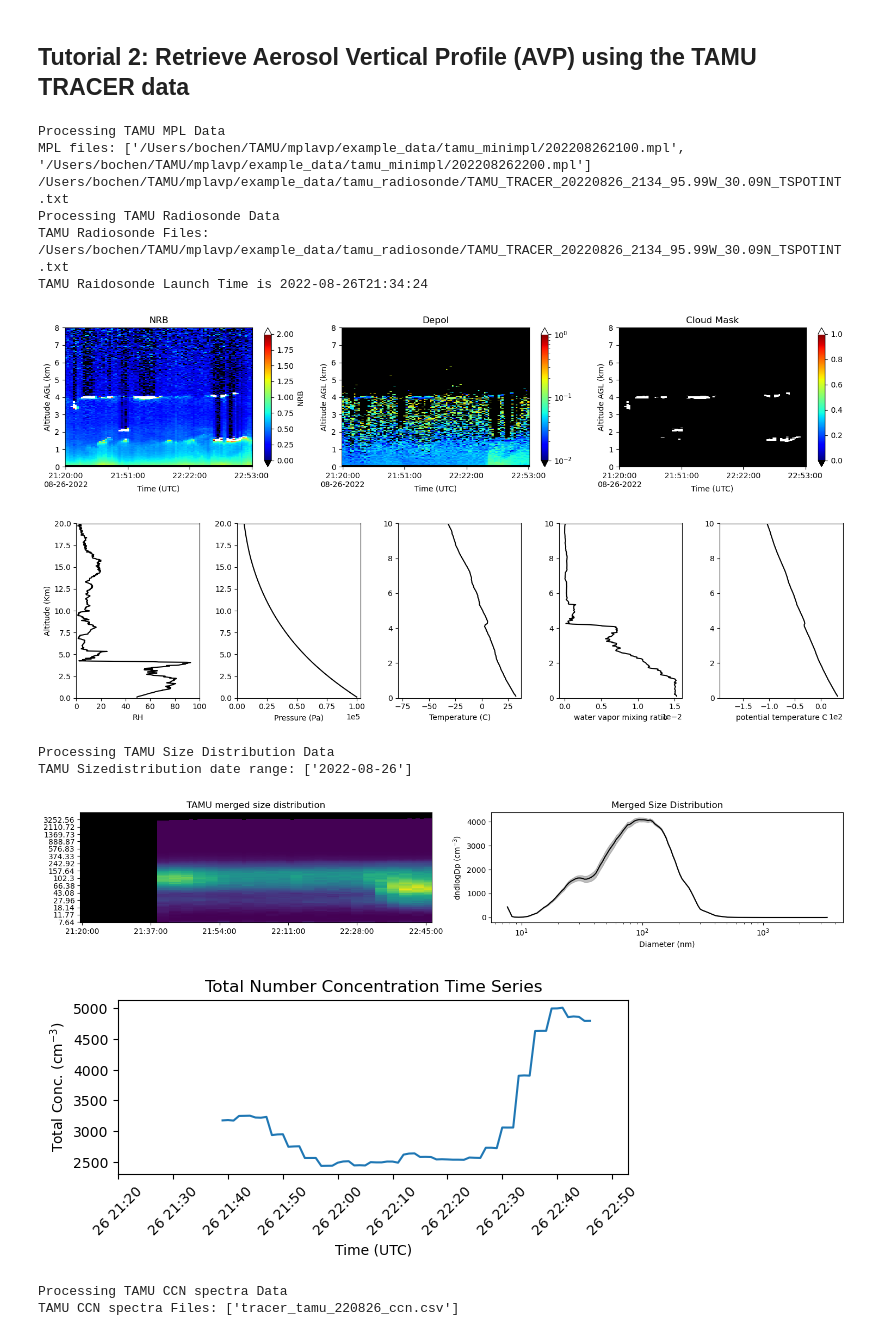
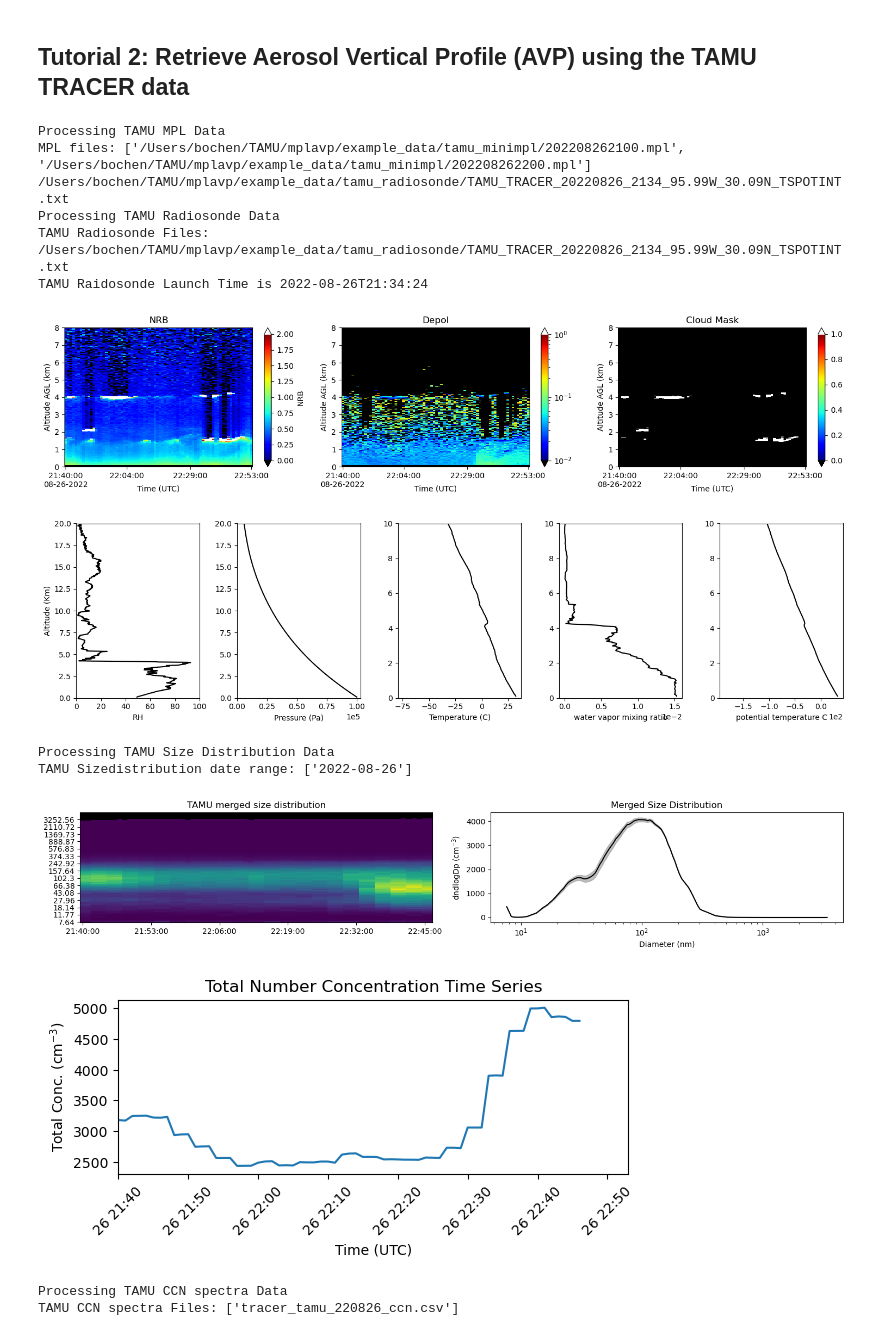
Before and after one commit to bochens/mplavp, a Jupyter notebook: dev/tutorial_2.ipynb, the cells around one changed output. Cells and saved outputs as stored; diff of their text form; code cells hidden in the pictures.

```diff
--- a/dev/tutorial_2.ipynb
+++ b/dev/tutorial_2.ipynb
@@ -44,7 +44,7 @@ output_dir_path                 = OUTPUT_DIR
 
 
 # –– Start and end time ––───────────────────────────────────────────────
-start_time  = np.datetime64('2022-08-26T21:20')
+start_time  = np.datetime64('2022-08-26T21:40')
 end_time    = np.datetime64('2022-08-26T22:53')
 
 calibration_range = 8
@@ -70,36 +70,47 @@ tamumpl_data, cloud_mask, cloud_free_column, high_snr_depol, fig1, axs1 \
 sonde_beta2, rh_interpolator, fig2, axs2 \
                 = tracer_avp_processing.process_tamu_radiosonde_data(start_time, end_time, tamumpl_data.range, input_folder = tamu_radiosonde_dir_path,
                                                                     savefig = False, showplot = True, output_folder = output_dir_path)
 
 merged_diameter, mean_dndlogdp, sem_dndlogdp, \
 total_concentration, sem_total_concentration, merged_ri_n, fig3, axs3 \
             = tracer_avp_processing.process_tamu_mergedsizedist_data(start_time, end_time, input_folder = tamu_sizedist_dir_path,
                                                                     savefig = False, showplot = True, output_folder = output_dir_path)
 
 ss_values, average_N_CCN, stdev_N_CCN, sem_N_CCN, CCN_data, fig4, axs4 \
             = tracer_avp_processing.process_tamu_CCN_data(start_time, end_time, input_folder = tamu_ccn_dir_path,
                                                             savefig = False, showplot = True, output_folder = output_dir_path)
 
 fig8, axs8 = plt.subplots(nrows=1, ncols=2, figsize=(7.1,3.5))
 
 gmean_kappa, gstd_kappa, all_kappa, _fig, _axs \
             = tracer_avp_processing.calculate_kappa_value(start_time, end_time,
                                                         merged_diameter, mean_dndlogdp, ss_values, average_N_CCN,
                                                         fig = fig8, axs = axs8[0],
                                                         savefig = False, showplot = False, output_folder = output_dir_path)
+
+hf_interp, hf_high_interp, hf_low_interp, _fig, _axs  \
+            = tracer_avp_processing.calculate_humidification_factor(start_time, end_time,
+                                                                    gmean_kappa, gstd_kappa,
+                                                                    merged_diameter, mean_dndlogdp,
+                                                                    rh_lim = 0.95, rh_dry = 0.2,
+                                                                    fig = fig8, axs = axs8[1],
+                                                                    wavelength = 532, ri_real = [1.44, 1.45, 1.46], ri_imaginary = 0, # 1.455
+                                                                    savefig = True, showplot = True,
+                                                                    output_folder = output_dir_path,
+                                                                    fig_name = f'{start_time}_{end_time}_Kappa and humidification factor')
 # %% [output]
 Processing TAMU MPL Data
 MPL files: ['/Users/bochen/TAMU/mplavp/example_data/tamu_minimpl/202208262100.mpl', '/Users/bochen/TAMU/mplavp/example_data/tamu_minimpl/202208262200.mpl']
 /Users/bochen/TAMU/mplavp/example_data/tamu_radiosonde/TAMU_TRACER_20220826_2134_95.99W_30.09N_TSPOTINT.txt
 Processing TAMU Radiosonde Data
 TAMU Radiosonde Files: /Users/bochen/TAMU/mplavp/example_data/tamu_radiosonde/TAMU_TRACER_20220826_2134_95.99W_30.09N_TSPOTINT.txt
 TAMU Raidosonde Launch Time is 2022-08-26T21:34:24
-[figure, old version]
+[figure, new version]
 [figure]
 Processing TAMU Size Distribution Data
 TAMU Sizedistribution date range: ['2022-08-26']
-[figure, old version]
+[figure, new version]
-[figure, old version]
+[figure, new version]
 Processing TAMU CCN spectra Data
 TAMU CCN spectra Files: ['tracer_tamu_220826_ccn.csv']
 [figure]
```
Also changed, not shown: parts of 1 cell of this notebook, 12 other files.
